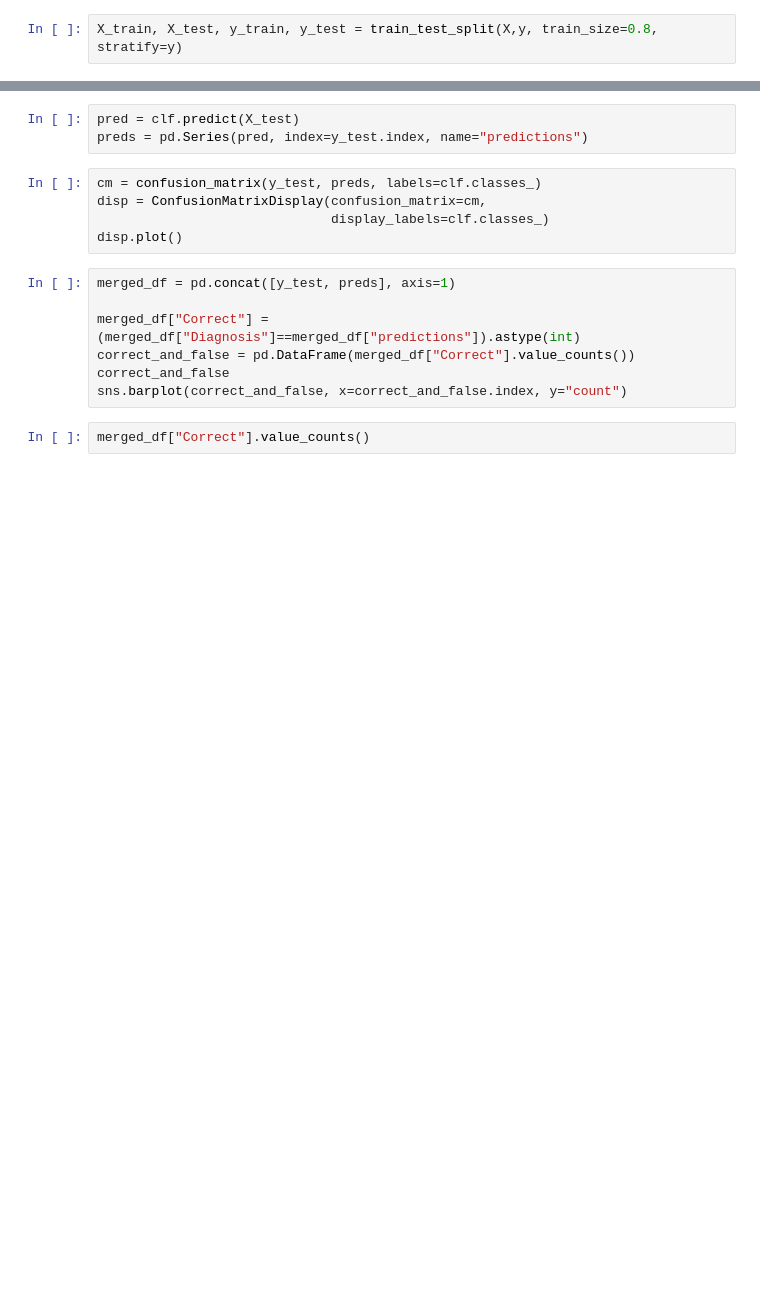
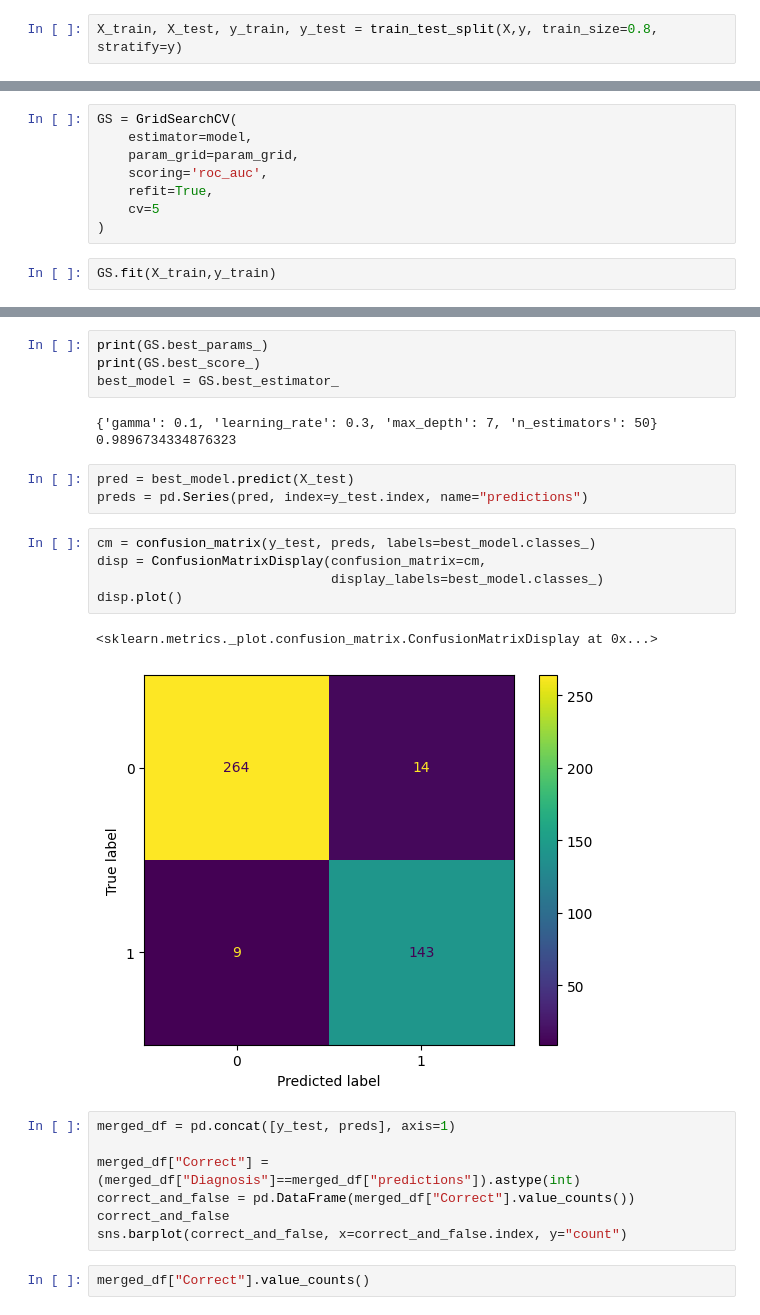
Before and after one commit to mtkrahling/-kaggle_projects, a Jupyter notebook: alzheimers.ipynb, the cells around one changed output, grey strips where cells are left out. Cells and saved outputs as stored; diff of their text form; blank space fills up the shorter version.

```diff
--- a/alzheimers.ipynb
+++ b/alzheimers.ipynb
@@ -48,0 +100,10 @@ clf.fit(X_train, y_train,
+# %%
+GS = GridSearchCV(
+    estimator=model,
+    param_grid=param_grid,
+    scoring='roc_auc',
+    refit=True,
+    cv=5
+)
+# %%
+GS.fit(X_train,y_train)
@@ -49,11 +128,21 @@ clf.fit(X_train, y_train,
+# %%
+print(GS.best_params_)
+print(GS.best_score_)
+best_model = GS.best_estimator_
+# %% [output]
+{'gamma': 0.1, 'learning_rate': 0.3, 'max_depth': 7, 'n_estimators': 50}
+0.9896734334876323
 # %%
-pred = clf.predict(X_test)
+pred = best_model.predict(X_test)
 preds = pd.Series(pred, index=y_test.index, name="predictions")
 # %%
-cm = confusion_matrix(y_test, preds, labels=clf.classes_)
+cm = confusion_matrix(y_test, preds, labels=best_model.classes_)
 disp = ConfusionMatrixDisplay(confusion_matrix=cm,
-                              display_labels=clf.classes_)
+                              display_labels=best_model.classes_)
 disp.plot()
+# %% [output]
+<sklearn.metrics._plot.confusion_matrix.ConfusionMatrixDisplay at 0x...>
+[figure, added]
 # %%
 merged_df = pd.concat([y_test, preds], axis=1)
 
```
Also changed, not shown: parts of 11 cells of this notebook.
